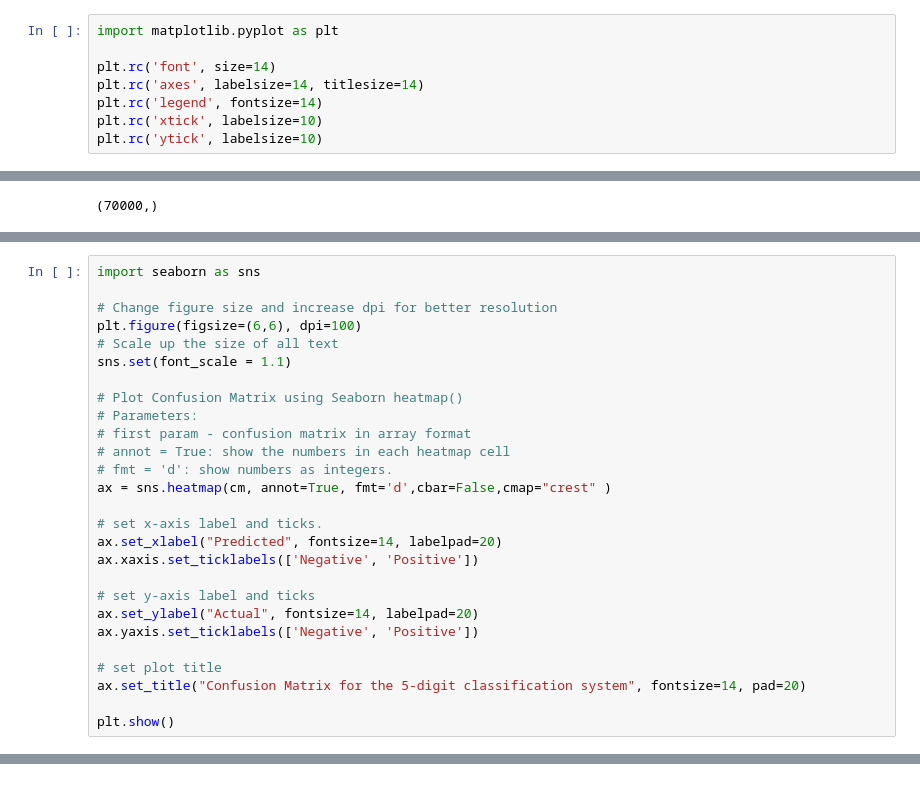
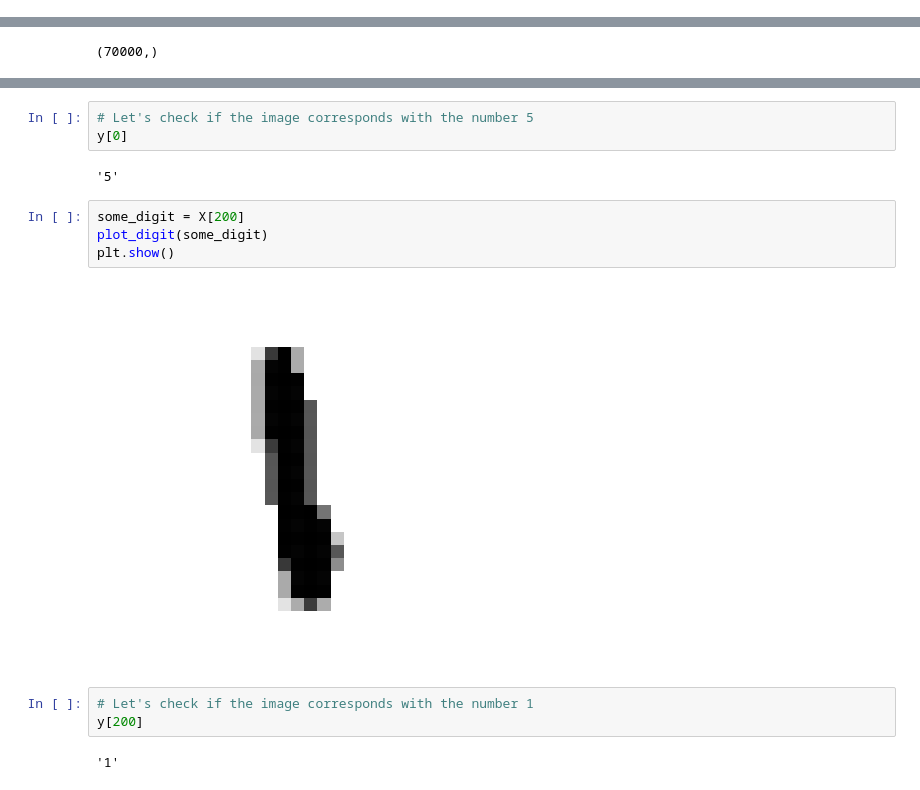
Before and after one commit to thousandoaks/ML4DS301, a Jupyter notebook: labs/Binary_Classification_Lab.ipynb, the cells around one changed output, grey strips where cells are left out. Drawn from its saved outputs; the diff is of its cells as text.

```diff
--- a/labs/Binary_Classification_Lab.ipynb
+++ b/labs/Binary_Classification_Lab.ipynb
@@ -21,8 +12,0 @@ assert version.parse(sklearn.__version__) >= version.parse("1.0.1")
-# %%
-import matplotlib.pyplot as plt
-
-plt.rc('font', size=14)
-plt.rc('axes', labelsize=14, titlesize=14)
-plt.rc('legend', fontsize=14)
-plt.rc('xtick', labelsize=10)
-plt.rc('ytick', labelsize=10)
@@ -213,27 +54,0 @@ array([[14860,  1039],
-# %%
-import seaborn as sns
-
-# Change figure size and increase dpi for better resolution
-plt.figure(figsize=(6,6), dpi=100)
-# Scale up the size of all text
-sns.set(font_scale = 1.1)
-
-# Plot Confusion Matrix using Seaborn heatmap()
-# Parameters:
-# first param - confusion matrix in array format
-# annot = True: show the numbers in each heatmap cell
-# fmt = 'd': show numbers as integers.
-ax = sns.heatmap(cm, annot=True, fmt='d',cbar=False,cmap="crest" )
-
-# set x-axis label and ticks.
-ax.set_xlabel("Predicted", fontsize=14, labelpad=20)
-ax.xaxis.set_ticklabels(['Negative', 'Positive'])
-
-# set y-axis label and ticks
-ax.set_ylabel("Actual", fontsize=14, labelpad=20)
-ax.yaxis.set_ticklabels(['Negative', 'Positive'])
-
-# set plot title
-ax.set_title("Confusion Matrix for the 5-digit classification system", fontsize=14, pad=20)
-
-plt.show()
@@ -286,0 +68,16 @@ plt.show()
+# %%
+# Let's check if the image corresponds with the number 5
+y[0]
+# %% [output]
+'5'
+# %%
+some_digit = X[200]
+plot_digit(some_digit)
+plt.show()
+# %% [output]
+[figure, added]
+# %%
+# Let's check if the image corresponds with the number 1
+y[200]
+# %% [output]
+'1'
```
Also changed, not shown: parts of 89 cells of this notebook.
